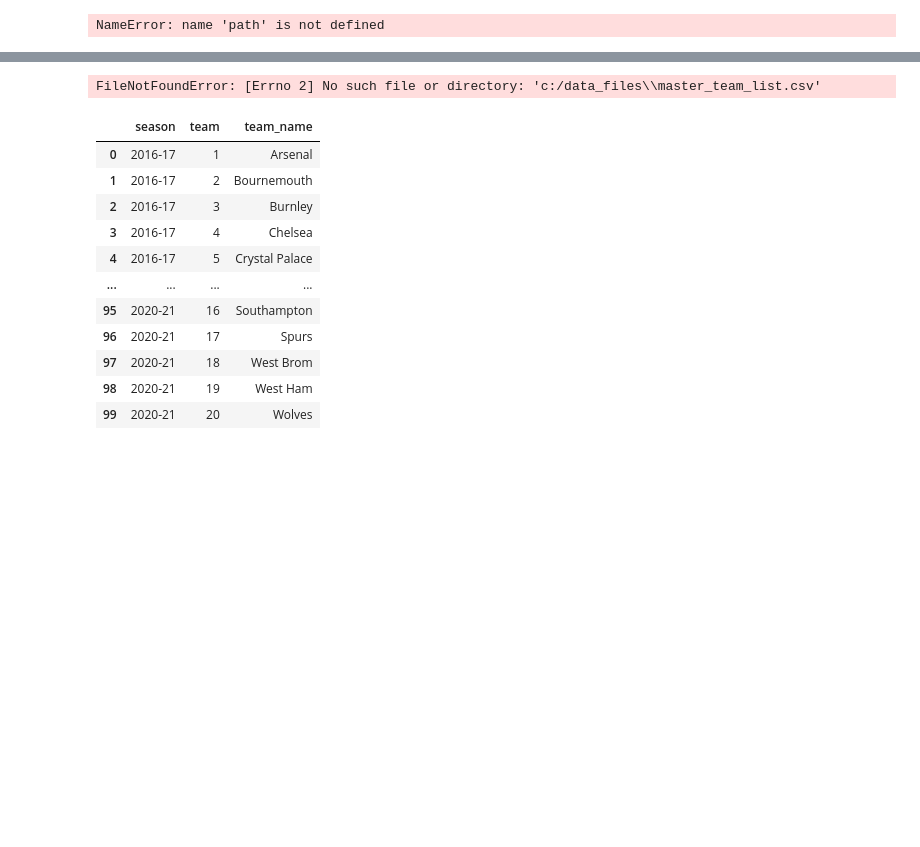
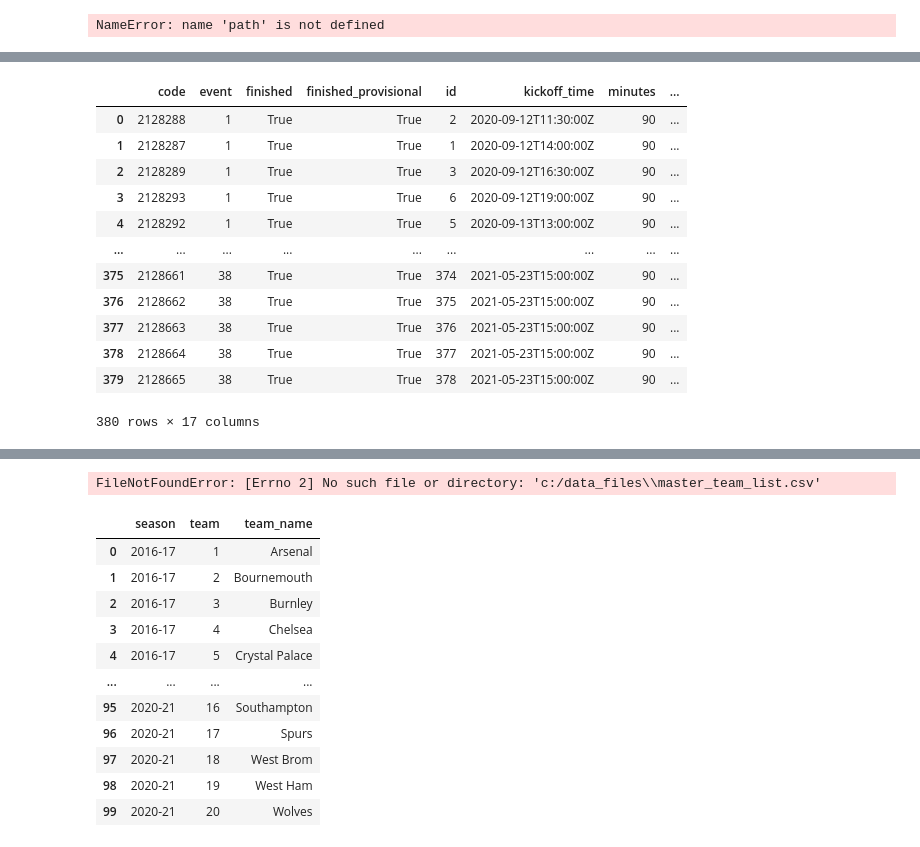
Before and after one commit to magnustorvund/fantasyAI, a Jupyter notebook: notebooks/for_loop_testing.ipynb, the cells around one changed output, grey strips where cells are left out. Saved outputs shown, nothing was run; the diff lists cells and outputs as text; code cells hidden in the pictures; blank space fills up the shorter version.

```diff
--- a/notebooks/for_loop_testing.ipynb
+++ b/notebooks/for_loop_testing.ipynb
@@ -98,0 +93,5 @@ data[1]
+# %%
+wdPATH = os.getcwd()
+
+with open(os.path.join(wdPATH, "..", "data_files", "2020-21", "gws", "merged_gw.csv")) as file:
+    gw1 = pd.read_csv(file)
@@ -98,0 +110,19 @@ data[1]
+# %%
+with open(os.path.join(wdPATH, "..", "data_files", "2020-21", "fixtures.csv")) as file:
+    fixture_df = pd.read_csv(file)
+# %%
+fixture_df
+# %% [output]
+|  | code | event | finished | finished_provisional | id | kickoff_time | minutes | ... |
+| 0 | 2128288 | 1 | True | True | 2 | 2020-09-12T11:30:00Z | 90 | ... |
+| 1 | 2128287 | 1 | True | True | 1 | 2020-09-12T14:00:00Z | 90 | ... |
+| 2 | 2128289 | 1 | True | True | 3 | 2020-09-12T16:30:00Z | 90 | ... |
+| 3 | 2128293 | 1 | True | True | 6 | 2020-09-12T19:00:00Z | 90 | ... |
+| 4 | 2128292 | 1 | True | True | 5 | 2020-09-13T13:00:00Z | 90 | ... |
+| ... | ... | ... | ... | ... | ... | ... | ... | ... |
+| 375 | 2128661 | 38 | True | True | 374 | 2021-05-23T15:00:00Z | 90 | ... |
+| 376 | 2128662 | 38 | True | True | 375 | 2021-05-23T15:00:00Z | 90 | ... |
+| 377 | 2128663 | 38 | True | True | 376 | 2021-05-23T15:00:00Z | 90 | ... |
+| 378 | 2128664 | 38 | True | True | 377 | 2021-05-23T15:00:00Z | 90 | ... |
+| 379 | 2128665 | 38 | True | True | 378 | 2021-05-23T15:00:00Z | 90 | ... |
+380 rows × 17 columns
```
Also changed, not shown: parts of 14 cells of this notebook, 1 other file.
